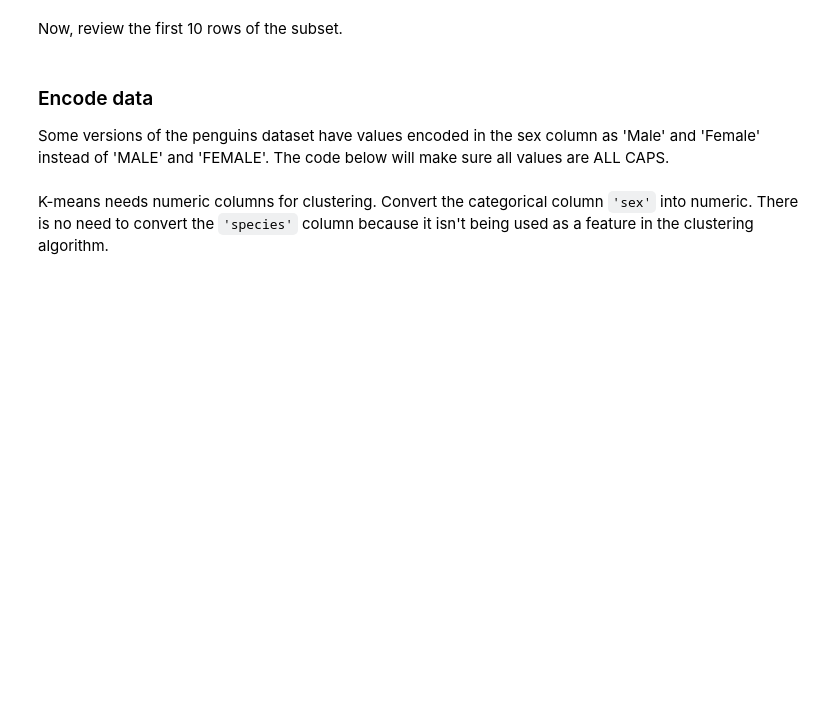
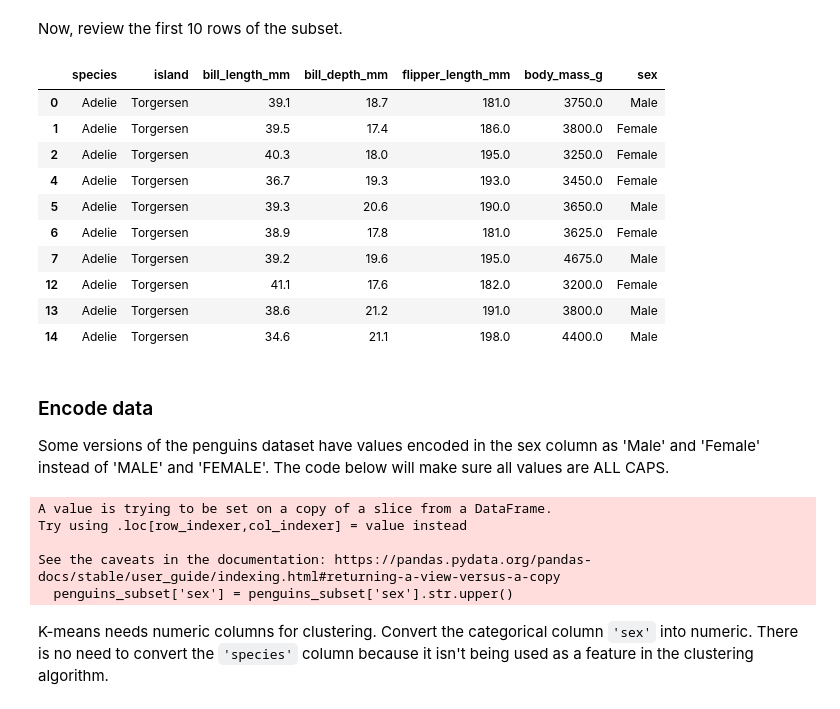
Before and after one commit to lusamreth/data-science-class, a Jupyter notebook: Activity_Build_a_K_means_model.ipynb, the cells around one changed output. Drawn from its saved outputs; the diff is of its cells as text; code cells hidden in the pictures; blank space fills up the shorter version.

```diff
--- a/Activity_Build_a_K_means_model.ipynb
+++ b/Activity_Build_a_K_means_model.ipynb
@@ -184,6 +184,8 @@ Now, drop the rows with missing values and save the resulting pandas DataFrame i
 # Save DataFrame in variable `penguins_subset`.
 
 ### YOUR CODE HERE ###
+
+penguins_subset = penguins.dropna()
 # %% [markdown]
 <details>
   <summary><h4><strong>Hint 1</strong></h4></summary>
@@ -201,13 +213,32 @@ Now, review the first 10 rows of the subset.
 # %%
 # View first 10 rows.
 
 ### YOUR CODE HERE ###
+penguins_subset.head(10)
+# %% [output]
+|  | species | island | bill_length_mm | bill_depth_mm | flipper_length_mm | body_mass_g | sex |
+| 0 | Adelie | Torgersen | 39.1 | 18.7 | 181.0 | 3750.0 | Male |
+| 1 | Adelie | Torgersen | 39.5 | 17.4 | 186.0 | 3800.0 | Female |
+| 2 | Adelie | Torgersen | 40.3 | 18.0 | 195.0 | 3250.0 | Female |
+| 4 | Adelie | Torgersen | 36.7 | 19.3 | 193.0 | 3450.0 | Female |
+| 5 | Adelie | Torgersen | 39.3 | 20.6 | 190.0 | 3650.0 | Male |
+| 6 | Adelie | Torgersen | 38.9 | 17.8 | 181.0 | 3625.0 | Female |
+| 7 | Adelie | Torgersen | 39.2 | 19.6 | 195.0 | 4675.0 | Male |
+| 12 | Adelie | Torgersen | 41.1 | 17.6 | 182.0 | 3200.0 | Female |
+| 13 | Adelie | Torgersen | 38.6 | 21.2 | 191.0 | 3800.0 | Male |
+| 14 | Adelie | Torgersen | 34.6 | 21.1 | 198.0 | 4400.0 | Male |
 # %% [markdown]
 ### Encode data
 
 Some versions of the penguins dataset have values encoded in the sex column as 'Male' and 'Female' instead of 'MALE' and 'FEMALE'. The code below will make sure all values are ALL CAPS.
 # %%
 penguins_subset['sex'] = penguins_subset['sex'].str.upper()
+# %% [output]
+A value is trying to be set on a copy of a slice from a DataFrame.
+Try using .loc[row_indexer,col_indexer] = value instead
+
+See the caveats in the documentation: https://pandas.pydata.org/pandas-docs/stable/user_guide/indexing.html#returning-a-view-versus-a-copy
+  penguins_subset['sex'] = penguins_subset['sex'].str.upper()
 # %% [markdown]
 K-means needs numeric columns for clustering. Convert the categorical column `'sex'` into numeric. There is no need to convert the `'species'` column because it isn't being used as a feature in the clustering algorithm.
 # %%
```
Also changed, not shown: parts of 4 cells of this notebook.
